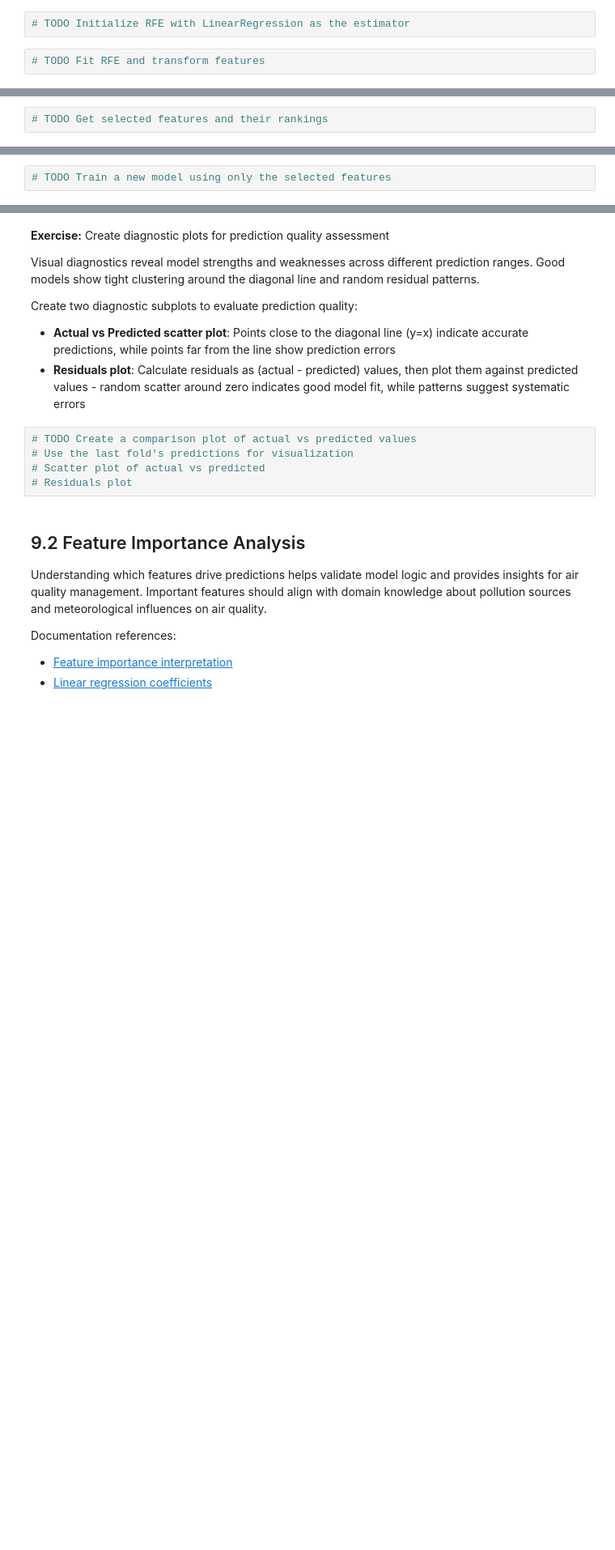
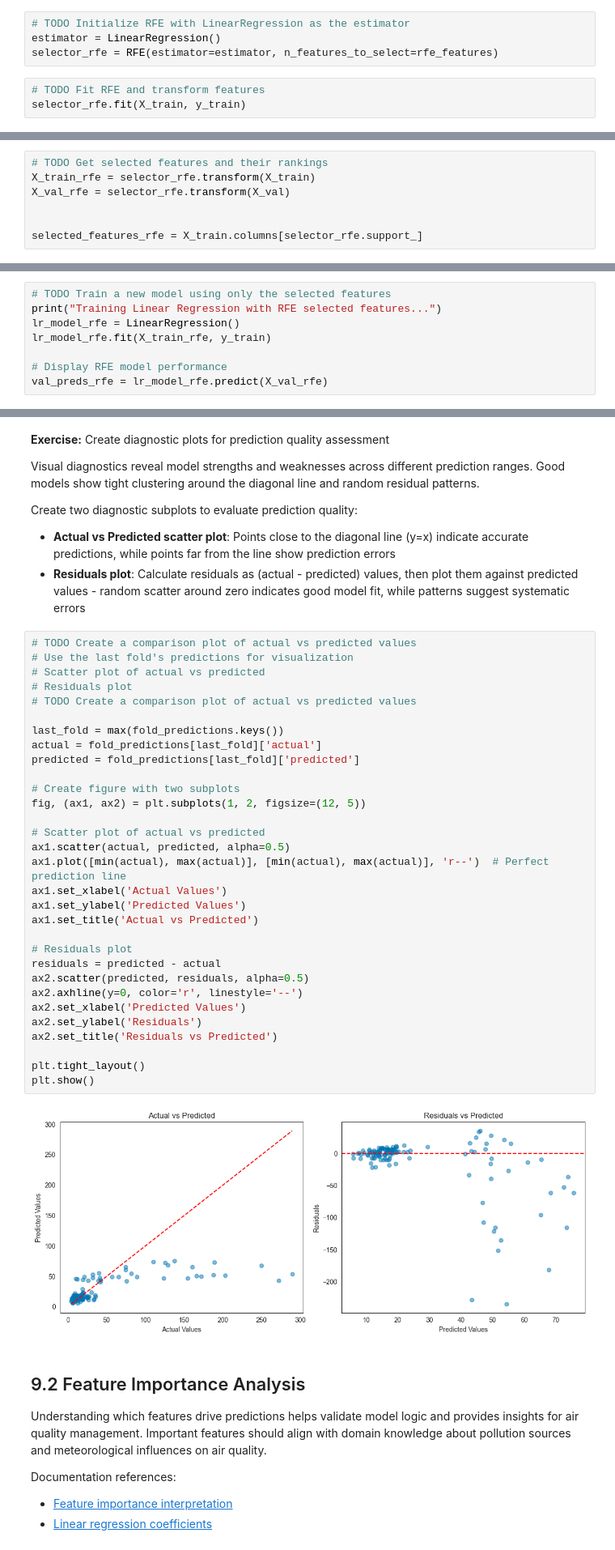
Before and after one commit to Astrid123456789/air_quality, a Jupyter notebook: air_quality_todo.ipynb, the cells around one changed output, grey strips where cells are left out. Shown at 81% size. Cells and saved outputs as stored; diff of their text form; blank space fills up the shorter version.

```diff
--- a/air_quality_todo.ipynb
+++ b/air_quality_todo.ipynb
@@ -822,5 +1143,8 @@ Initialize `RFE` with `LinearRegression` as the estimator and select `15` featur
 rfe_features = 15
 # %%
 # TODO Initialize RFE with LinearRegression as the estimator
+estimator = LinearRegression()
+selector_rfe = RFE(estimator=estimator, n_features_to_select=rfe_features)
 # %%
 # TODO Fit RFE and transform features
+selector_rfe.fit(X_train, y_train)
@@ -827,5 +1153,10 @@ rfe_features = 15
 # %%
 # TODO Get selected features and their rankings
+X_train_rfe = selector_rfe.transform(X_train)
+X_val_rfe = selector_rfe.transform(X_val)
+
+
+selected_features_rfe = X_train.columns[selector_rfe.support_]
 # %%
 print("Features selected by RFE:")
 rfe_df = pd.DataFrame({
@@ -842,3 +1191,9 @@ Model-based selection might identify different feature combinations than statist
 Train a `LinearRegression` model using RFE-selected features, calculate performance metrics (`MSE`, `RMSE`, `R²`), and compare results with both baseline and SelectKBest approaches to identify the most effective feature selection method for this dataset.
 # %%
 # TODO Train a new model using only the selected features
+print("Training Linear Regression with RFE selected features...")
+lr_model_rfe = LinearRegression()
+lr_model_rfe.fit(X_train_rfe, y_train)
+
+# Display RFE model performance
+val_preds_rfe = lr_model_rfe.predict(X_val_rfe)
@@ -917,8 +1382,36 @@ Create two diagnostic subplots to evaluate prediction quality:
 # %%
 # TODO Create a comparison plot of actual vs predicted values
 # Use the last fold's predictions for visualization
 # Scatter plot of actual vs predicted
 # Residuals plot
+# TODO Create a comparison plot of actual vs predicted values
+
+last_fold = max(fold_predictions.keys())
+actual = fold_predictions[last_fold]['actual']
+predicted = fold_predictions[last_fold]['predicted']
+
+# Create figure with two subplots
+fig, (ax1, ax2) = plt.subplots(1, 2, figsize=(12, 5))
+
+# Scatter plot of actual vs predicted
+ax1.scatter(actual, predicted, alpha=0.5)
+ax1.plot([min(actual), max(actual)], [min(actual), max(actual)], 'r--')  # Perfect prediction line
+ax1.set_xlabel('Actual Values')
+ax1.set_ylabel('Predicted Values')
+ax1.set_title('Actual vs Predicted')
+
+# Residuals plot
+residuals = predicted - actual
+ax2.scatter(predicted, residuals, alpha=0.5)
+ax2.axhline(y=0, color='r', linestyle='--')
+ax2.set_xlabel('Predicted Values')
+ax2.set_ylabel('Residuals')
+ax2.set_title('Residuals vs Predicted')
+
+plt.tight_layout()
+plt.show()
+# %% [output]
+[figure, added]
 # %% [markdown]
 ## 9.2 Feature Importance Analysis
 
```
Also changed, not shown: parts of 50 cells of this notebook, 2 other files.
